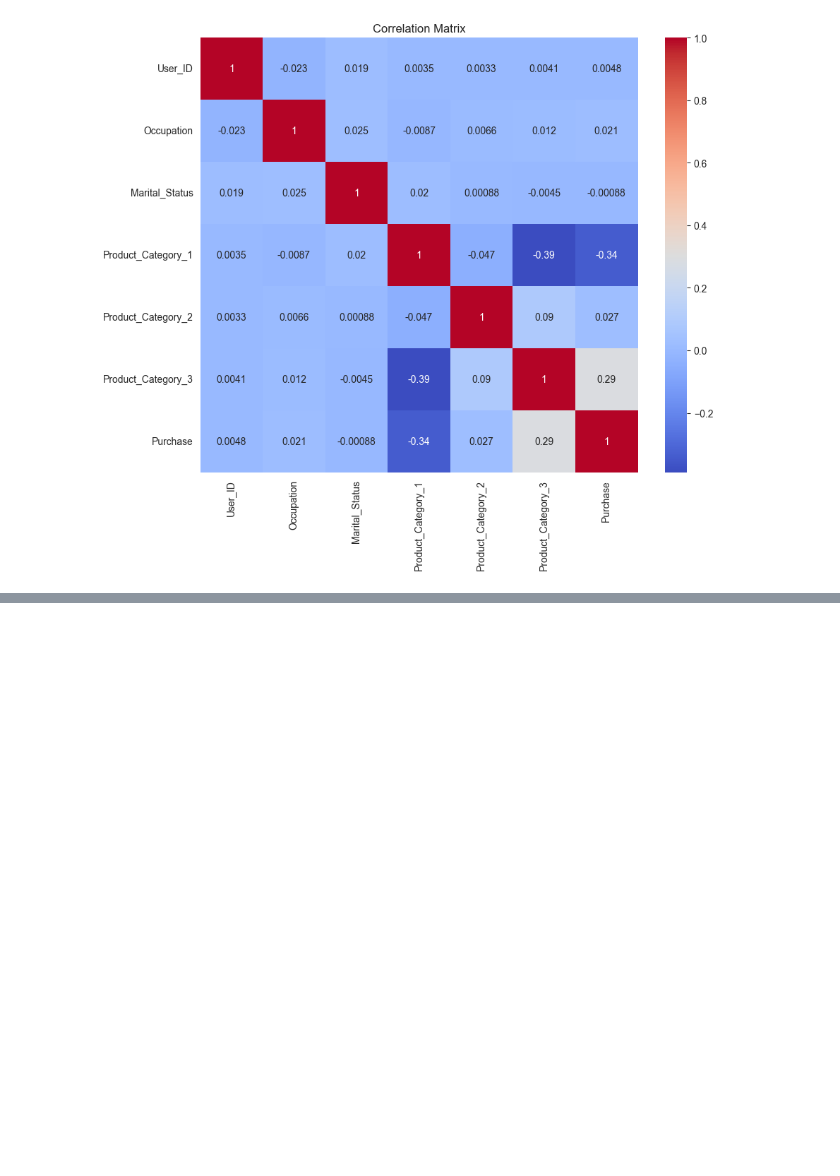
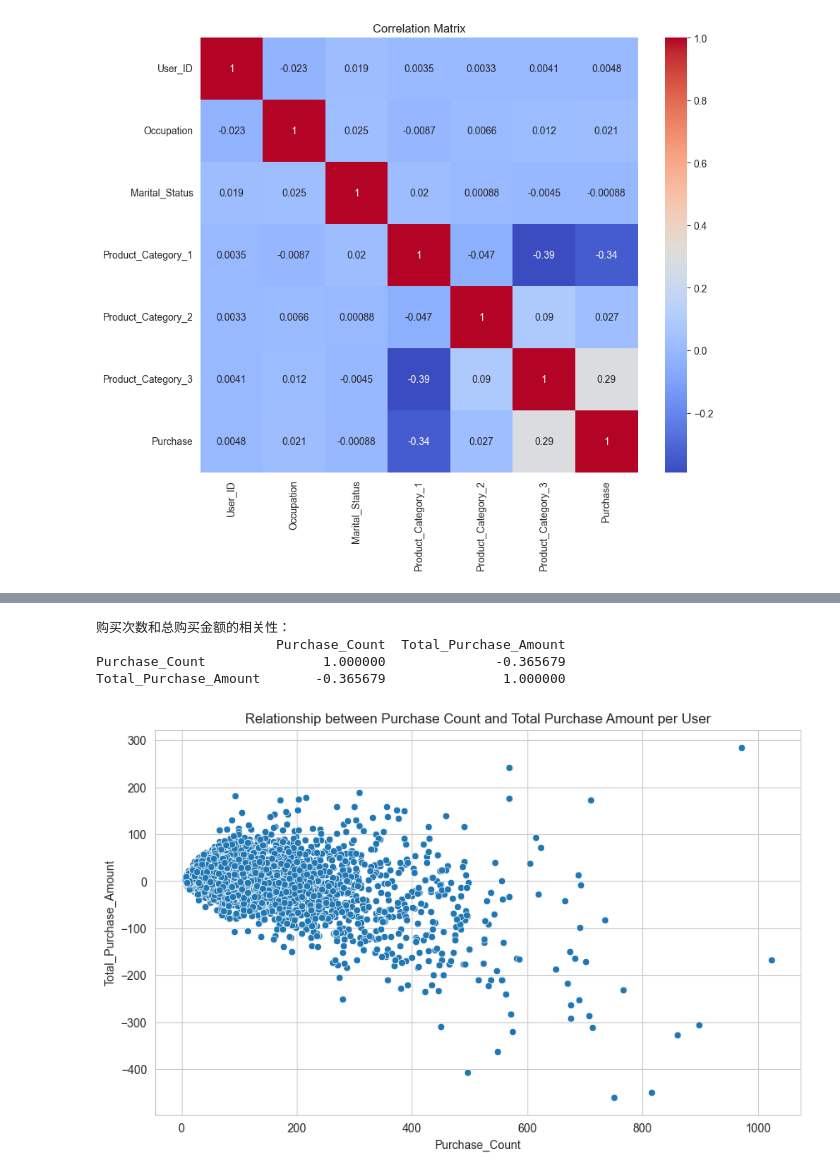
Before and after one commit to H4O3/DataAnalysis_study, a Jupyter notebook: Test3/数据特征分析.ipynb, the cells around one changed output, grey strips where cells are left out. Cells and saved outputs as stored; diff of their text form; code cells hidden in the pictures; blank space fills up the shorter version.

```diff
--- a/Test3/数据特征分析.ipynb
+++ b/Test3/数据特征分析.ipynb
@@ -299,5 +124,0 @@ data.fillna(0, inplace=True)
-# %%
-# 处理重复值
-duplicate_rows = data.duplicated()
-print("\n重复值数量:", duplicate_rows.sum())
-data = data.drop_duplicates()
@@ -362,0 +180,28 @@ KeyError: 'date_column'
+# %%
+# 计算每个用户的购买次数
+user_purchase_count = data.groupby('User_ID')['Purchase'].count().reset_index()
+user_purchase_count.rename(columns={'Purchase': 'Purchase_Count'}, inplace=True)
+
+# 计算每个用户的总购买金额
+user_total_purchase = data.groupby('User_ID')['Purchase'].sum().reset_index()
+user_total_purchase.rename(columns={'Purchase': 'Total_Purchase_Amount'}, inplace=True)
+
+# 合并两个数据
+user_purchase_analysis = pd.merge(user_purchase_count, user_total_purchase, on='User_ID')
+
+# 分析购买次数和总购买金额的相关性
+correlation_user = user_purchase_analysis[['Purchase_Count', 'Total_Purchase_Amount']].corr()
+print("购买次数和总购买金额的相关性：")
+print(correlation_user)
+
+# 可视化购买次数和总购买金额的关系
+plt.figure(figsize=(10, 6))
+sns.scatterplot(x='Purchase_Count', y='Total_Purchase_Amount', data=user_purchase_analysis)
+plt.title('Relationship between Purchase Count and Total Purchase Amount per User')
+plt.show()
+# %% [output]
+购买次数和总购买金额的相关性：
+                       Purchase_Count  Total_Purchase_Amount
+Purchase_Count               1.000000              -0.365679
+Total_Purchase_Amount       -0.365679               1.000000
+[figure, added]
```
Also changed, not shown: parts of 32 cells of this notebook.
